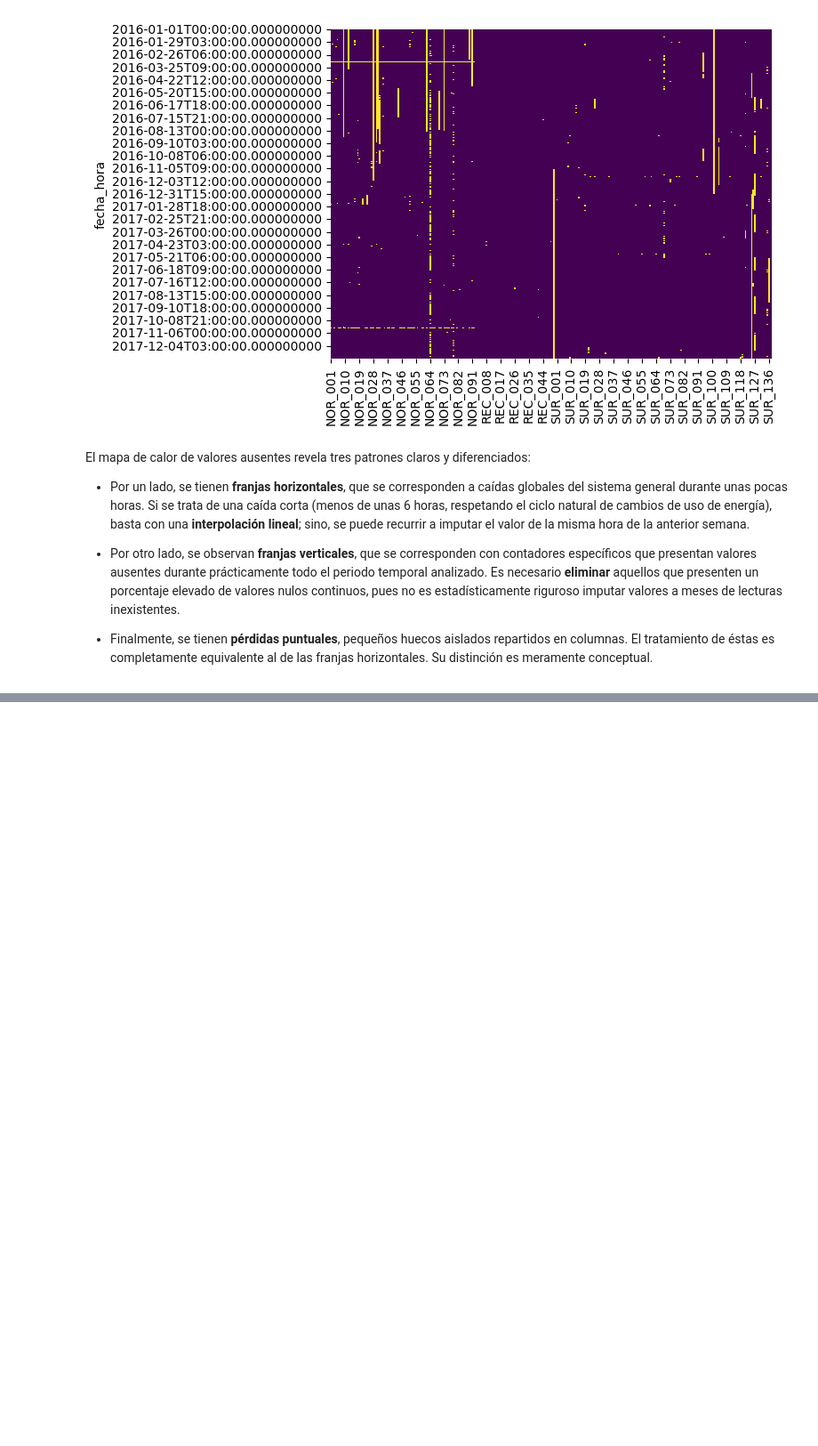
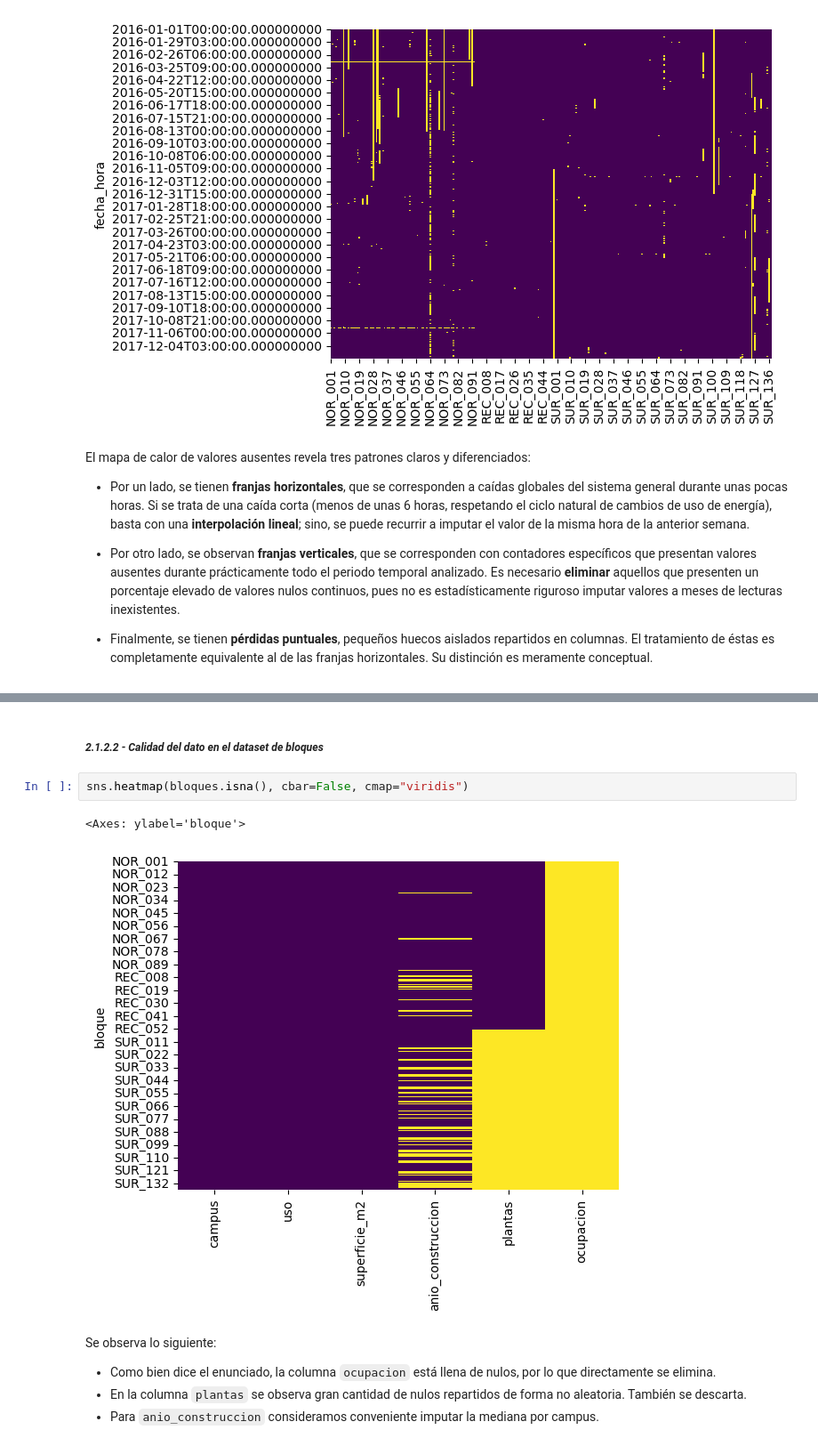
Before and after one commit to Martin-Kugler/network-attacks-and-energetic-efficiency-mcp, a Jupyter notebook: consumo_campus.ipynb, the cells around one changed output, grey strips where cells are left out. Shown at 89% size. Saved outputs shown, nothing was run; the diff lists cells and outputs as text; blank space fills up the shorter version.

```diff
--- a/consumo_campus.ipynb
+++ b/consumo_campus.ipynb
@@ -142,0 +149,12 @@ Index(['NOR_009', 'NOR_028', 'NOR_030', 'NOR_031', 'NOR_062', 'NOR_064',
+# %% [markdown]
+##### *2.1.2.2 - Calidad del dato en el dataset de bloques*
+# %%
+sns.heatmap(bloques.isna(), cbar=False, cmap="viridis")
+# %% [output]
+<Axes: ylabel='bloque'>
+[figure, added]
+# %% [markdown]
+Se observa lo siguiente:
+- Como bien dice el enunciado, la columna `ocupacion` está llena de nulos, por lo que directamente se elimina.
+- En la columna `plantas` se observa gran cantidad de nulos repartidos de forma no aleatoria. También se descarta.
+- Para `anio_construccion` consideramos conveniente imputar la mediana por campus.
```
Also changed, not shown: parts of 15 cells of this notebook.
